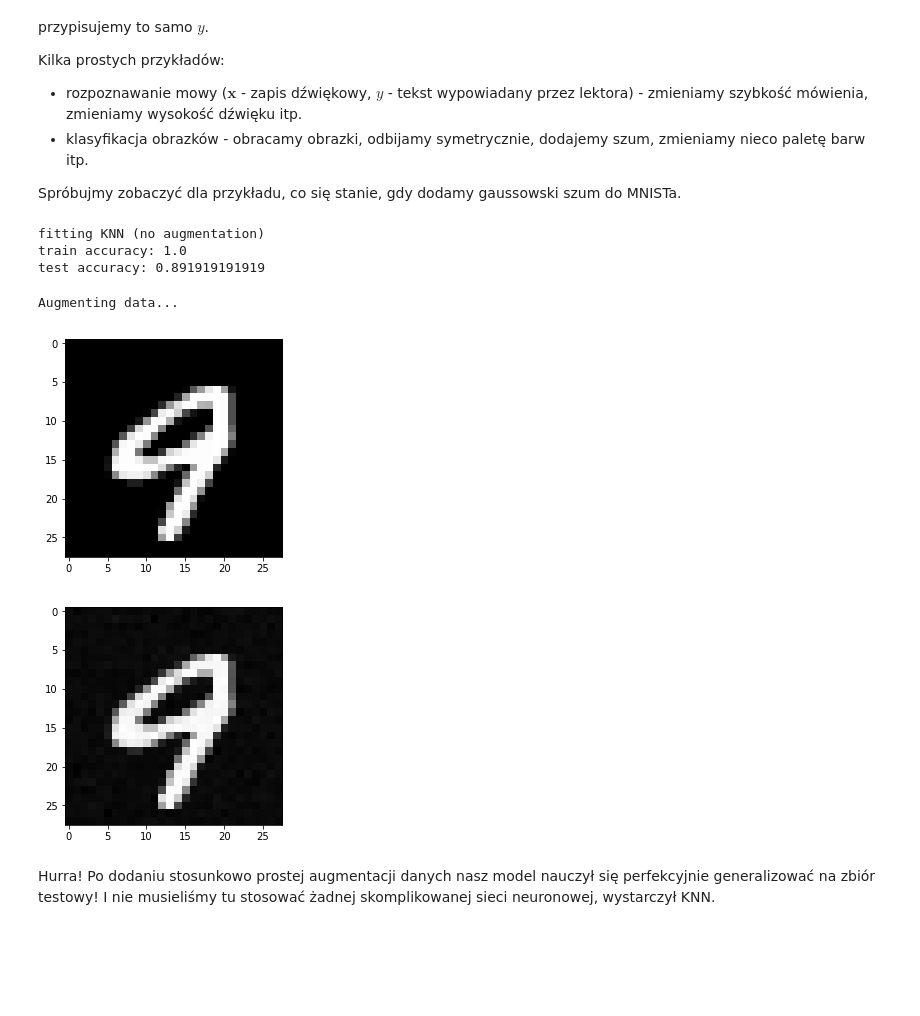
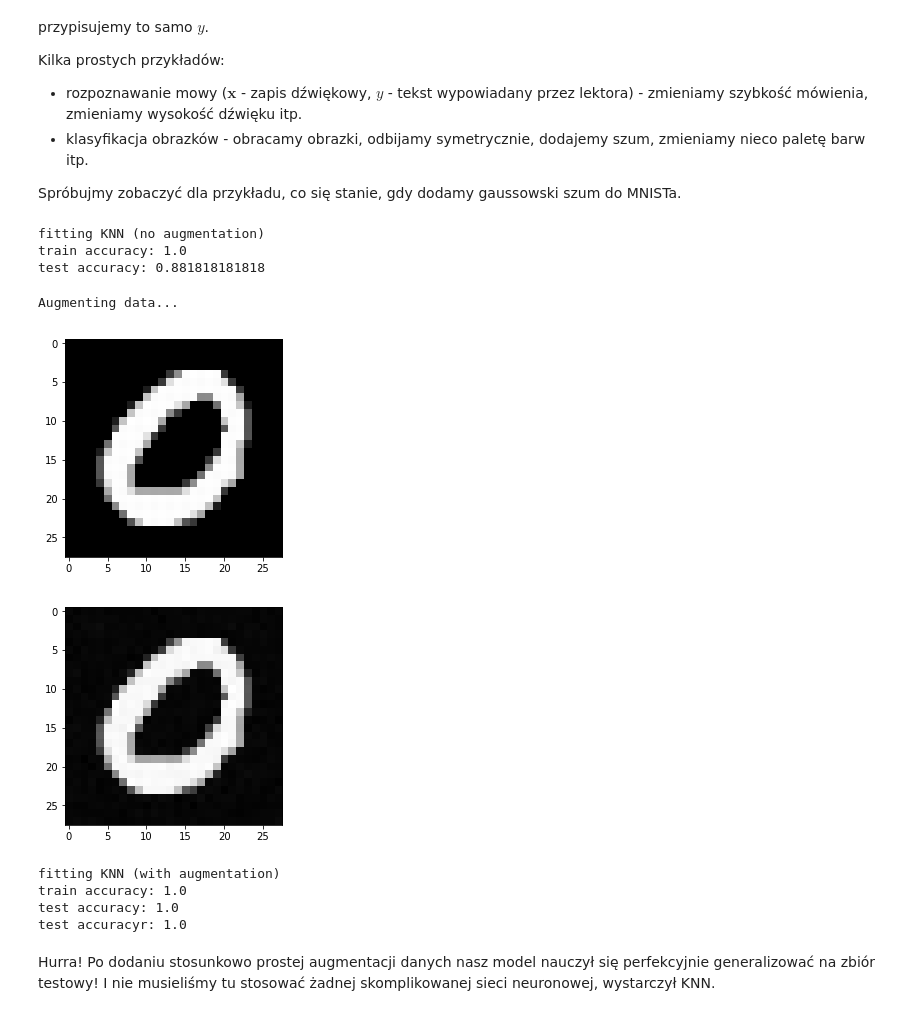
Before and after one commit to Domol/ml2017, a Jupyter notebook: L6.ipynb, the cells around one changed output. Cells and saved outputs as stored; diff of their text form; code cells hidden in the pictures; blank space fills up the shorter version.

```diff
--- a/L6.ipynb
+++ b/L6.ipynb
@@ -604,8 +604,8 @@ mnist = fetch_mldata('MNIST original')
 X = mnist["data"]
 y = mnist["target"]
 idx = np.random.permutation(len(y))
-X = X[idx[:3000]]
-y = y[idx[:3000]]
+X = X[idx[:1000]]
+y = y[idx[:1000]]
 # %%
 X_train, X_test, y_train, y_test = train_test_split(X, y, test_size=0.33, random_state=43)
 
@@ -617,26 +617,26 @@ print "test accuracy:", accuracy_score(y_test, model.predict(X_test))
 # %% [output]
 fitting KNN (no augmentation)
 train accuracy: 1.0
-test accuracy: 0.891919191919
+test accuracy: 0.881818181818
 # %%
 print "Augmenting data..."
 _X = [X.copy()]
 _y = [y.copy()]
 for i in xrange(7):
-    _X.append(X.copy() + np.random.normal(scale=3, size=X.shape))
+    _X.append(X.copy() + np.random.normal(scale=np.random.choice([0.1,2,20]), size=X.shape))
     _y.append(y.copy())
 
 X_aug = np.vstack(_X)
 y_aug = np.hstack(_y)
 
 plt.imshow(X[-1].reshape(28,28), cmap="gray")
 plt.show()
 plt.imshow(X_aug[-1].reshape(28,28), cmap="gray")
 plt.show()
 # %% [output]
 Augmenting data...
-[figure, old version]
+[figure, new version]
-[figure, old version]
+[figure, new version]
 # %%
 X_train, X_test, y_train, y_test = train_test_split(X_aug, y_aug, test_size=0.33, random_state=43)
 X_train_real, X_test_real, y_train_real, y_test_real = train_test_split(X, y, test_size=0.33, random_state=43)
@@ -646,6 +646,12 @@ print "fitting KNN (with augmentation)"
 model.fit(X_train, y_train)
 print "train accuracy:", accuracy_score(y_train, model.predict(X_train))
 print "test accuracy:", accuracy_score(y_test, model.predict(X_test))
+print "test accuracyr:", accuracy_score(y_test_real, model.predict(X_test_real))
+# %% [output]
+fitting KNN (with augmentation)
+train accuracy: 1.0
+test accuracy: 1.0
+test accuracyr: 1.0
 # %% [markdown]
 Hurra! Po dodaniu stosunkowo prostej augmentacji danych nasz model nauczył się perfekcyjnie generalizować na zbiór testowy! I nie musieliśmy tu stosować żadnej skomplikowanej sieci neuronowej, wystarczył KNN.
 # %% [markdown]
```
Also changed, not shown: parts of 1 cell of this notebook.
